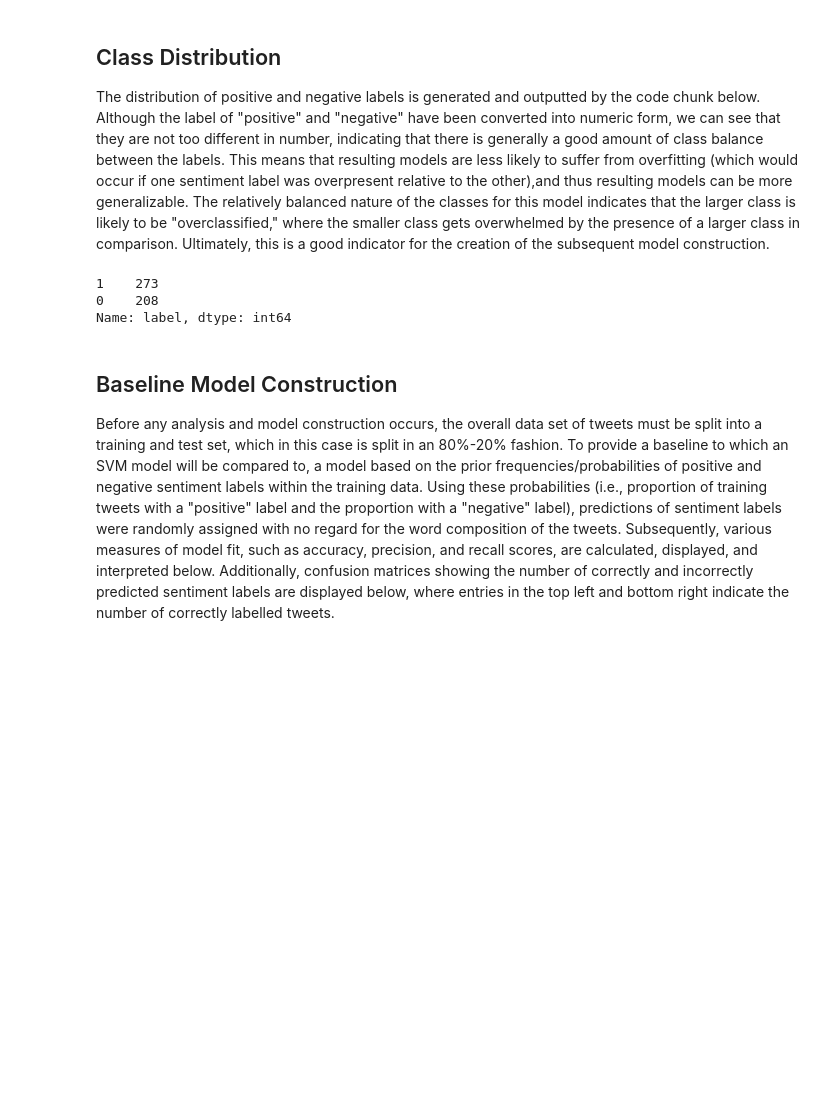
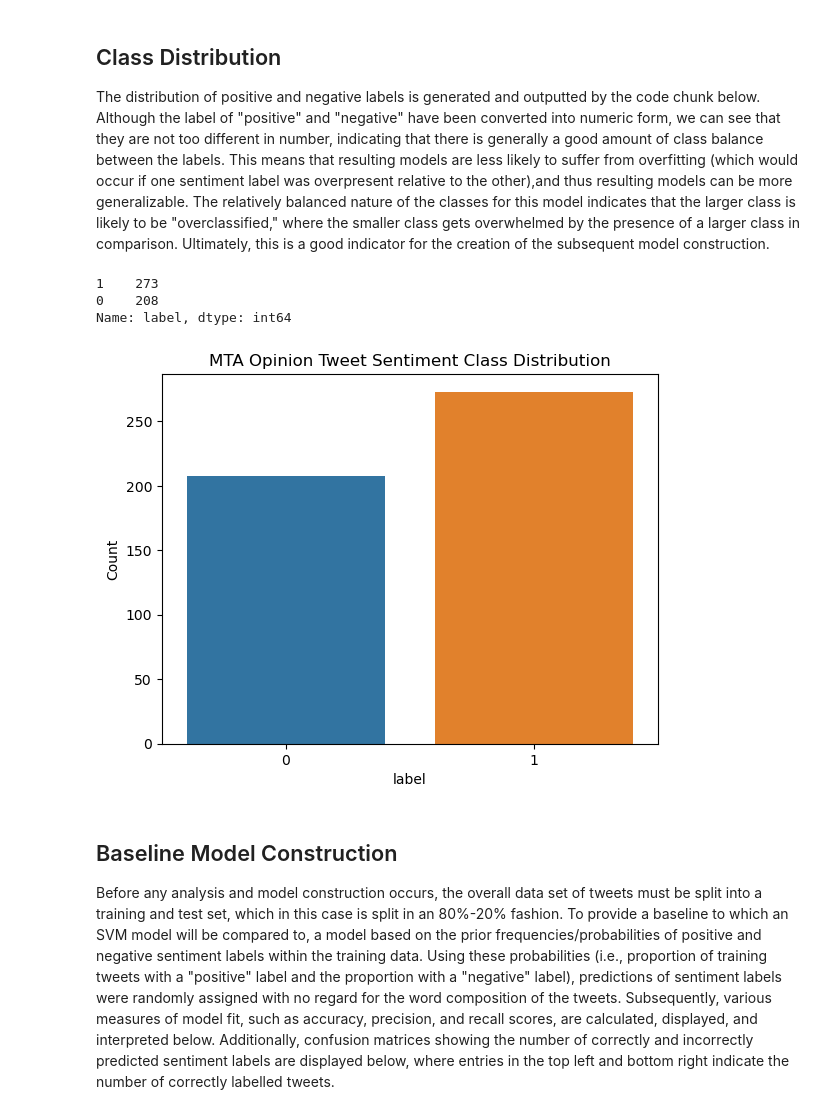
Before and after one commit to anly501/anly-501-project-alexpattarini, a Jupyter notebook: codes/06-SVM/MTA-Tweet-Sentiment-SVM.ipynb, the cells around one changed output. Saved outputs shown, nothing was run; the diff lists cells and outputs as text; code cells hidden in the pictures; blank space fills up the shorter version.

```diff
--- a/codes/06-SVM/MTA-Tweet-Sentiment-SVM.ipynb
+++ b/codes/06-SVM/MTA-Tweet-Sentiment-SVM.ipynb
@@ -81,10 +81,17 @@ X=np.ceil(X/max_x)
 The distribution of positive and negative labels is generated and outputted by the code chunk below. Although the label of "positive" and "negative" have been converted into numeric form, we can see that they are not too different in number, indicating that there is generally a good amount of class balance between the labels. This means that resulting models are less likely to suffer from overfitting (which would occur if one sentiment label was overpresent relative to the other),and thus resulting models can be more generalizable. The relatively balanced nature of the classes for this model indicates that the larger class is likely to be "overclassified," where the smaller class gets overwhelmed by the presence of a larger class in comparison. Ultimately, this is a good indicator for the creation of the subsequent model construction.
 # %%
 print(df['label'].value_counts())
+fig,ax = plt.subplots()
+sns.countplot(x='label',data=df)
+ax.set_title("MTA Opinion Tweet Sentiment Class Distribution")
+ax.set_ylabel("Count")
+plt.savefig("../../501-project-website/images/SVM-CLASSDIST.png")
+plt.show()
 # %% [output]
 1    273
 0    208
 Name: label, dtype: int64
+[figure, added]
 # %% [markdown]
 ## Baseline Model Construction
 
```
Also changed, not shown: parts of 2 cells of this notebook, 34 other files.
